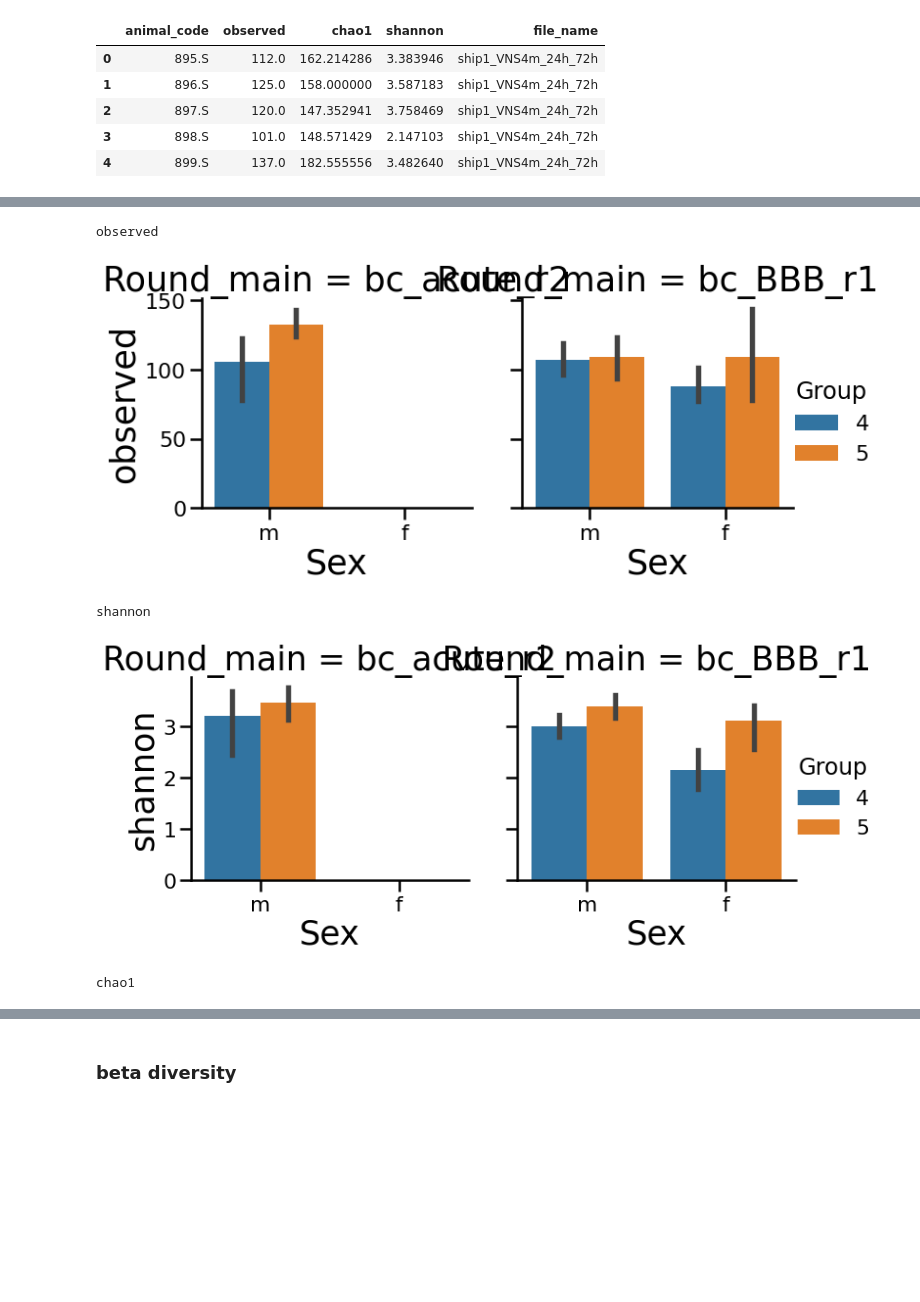
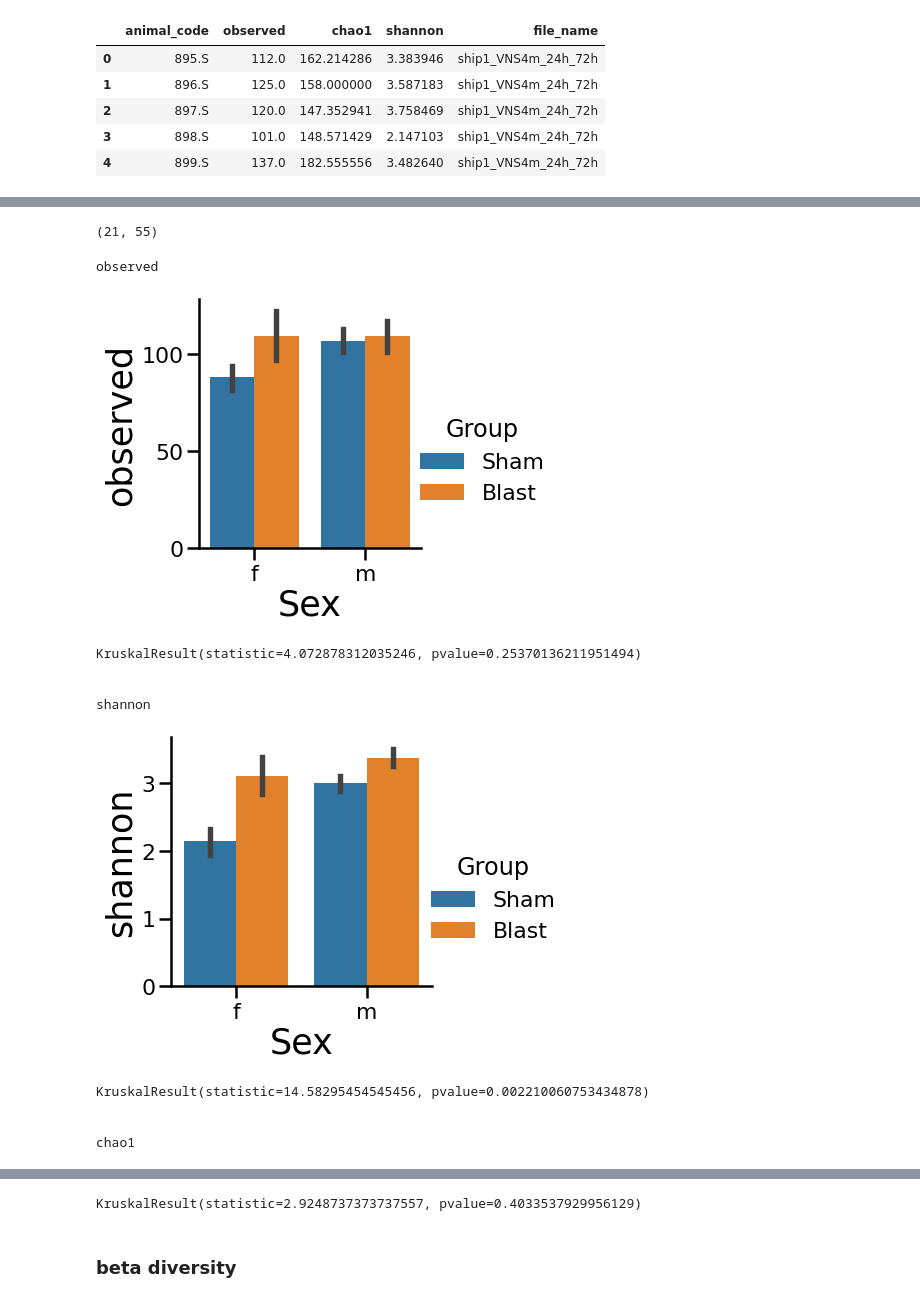
Before and after one commit to grace3999/microbiome, a Jupyter notebook: Microbiome_SSS_24h_sex.ipynb, the cells around one changed output, grey strips where cells are left out. Drawn from its saved outputs; the diff is of its cells as text; code cells hidden in the pictures; blank space fills up the shorter version.

```diff
--- a/Microbiome_SSS_24h_sex.ipynb
+++ b/Microbiome_SSS_24h_sex.ipynb
@@ -48,5 +50,12 @@ data_animal_meta = pd.read_excel(path_animal)
 data_animal_meta = pd.DataFrame(data = data_animal_meta)
 data_animal_meta['animal_code'] = [str(x) for x in data_animal_meta['animal_code']]
 print(data_animal_meta.shape)
+
+group_map = {4:'Sham', 5:'Blast'}
+data_animal_meta['Group'] = data_animal_meta['Group'].map(group_map)
+group_comb_map = {1:'Sham_Female', 2:'Blast_Female', 3:'Sham_Male', 4:'Blast_Male', 7:'Blast_Male_VNS', 8:'Blast_Male_Vehicle', 9:'Blast_Male_norBNI'}
+data_animal_meta['Group_comb'] = data_animal_meta['Group_comb'].map(group_comb_map)
 data_animal_meta.head()
+
+data_animal_meta.head()
 # %% [output]
@@ -174,31 +183,44 @@ data_alpha_final.head()
 | 2 | Schindler_male | biochemistry | bc_acute_r2 | NaN | ship1_VNS4m_24h_72h | 897 | 897.S | NaN | SA187 | ... |
 | 3 | Schindler_male | biochemistry | bc_acute_r2 | NaN | ship1_VNS4m_24h_72h | 898 | 898.S | NaN | SA188 | ... |
 | 4 | Schindler_male | biochemistry | bc_acute_r2 | NaN | ship1_VNS4m_24h_72h | 899 | 899.S | NaN | SA188 | ... |
+# %%
+data_alpha = data_alpha_final[data_alpha_final['Round_main'] == 'bc_BBB_r1']
+#data_tp = data_alpha_final[data_alpha_final['feces_tp'] == 1]
+print(data_alpha.shape)
+# %% [output]
+(21, 55)
 # %%
-data_tp = data_alpha_final[data_alpha_final['feces_tp'] == 1]
 
 #viz abundance params and compute significance
 viz_params = ['observed', 'shannon', 'chao1']
 
 for param in viz_params:
     try:
         print(param)
 
-        g = sns.catplot(x='Sex', y=param, data=data_tp, kind='bar', height=5, aspect=1, hue='Group', col='Round_main')
+        g = sns.catplot(x='Sex', y=param, data=data_alpha, kind='bar', height=5, aspect=1, hue='Group', ci=68)
         plt.show()
         print('\n')
 
-        #x = OTU_data_diversity[OTU_data_diversity['group'] == 4][param]
-        #y = OTU_data_diversity[OTU_data_diversity['group'] == 5][param]
+        x = data_alpha[data_alpha['Group'] == 'Sham'][param]
+        y = data_alpha[data_alpha['Group'] == 'Blast'][param]
+        z = data_alpha[data_alpha['Sex'] == 'm'][param]
+        a = data_alpha[data_alpha['Sex'] == 'f'][param]
         #z = OTU_data_diversity[OTU_data_diversity['group'] == 7][param]
-        #print(stats.kruskal(y, z))
+        print(stats.kruskal(x,y,z,a))
         print('\n')
 
     except:
         pass
 # %% [output]
 observed
-[figure, old version]
+[figure, new version]
+KruskalResult(statistic=4.072878312035246, pvalue=0.25370136211951494)
+
+
 shannon
-[figure, old version]
+[figure, new version]
+KruskalResult(statistic=14.58295454545456, pvalue=0.002210060753434878)
+
+
 chao1
@@ -206,3 +228,4 @@ chao1
+KruskalResult(statistic=2.9248737373737557, pvalue=0.4033537929956129)
 # %% [markdown]
 ### beta diversity
 # %% [markdown]
```
Also changed, not shown: parts of 29 cells of this notebook, 1 other file.
